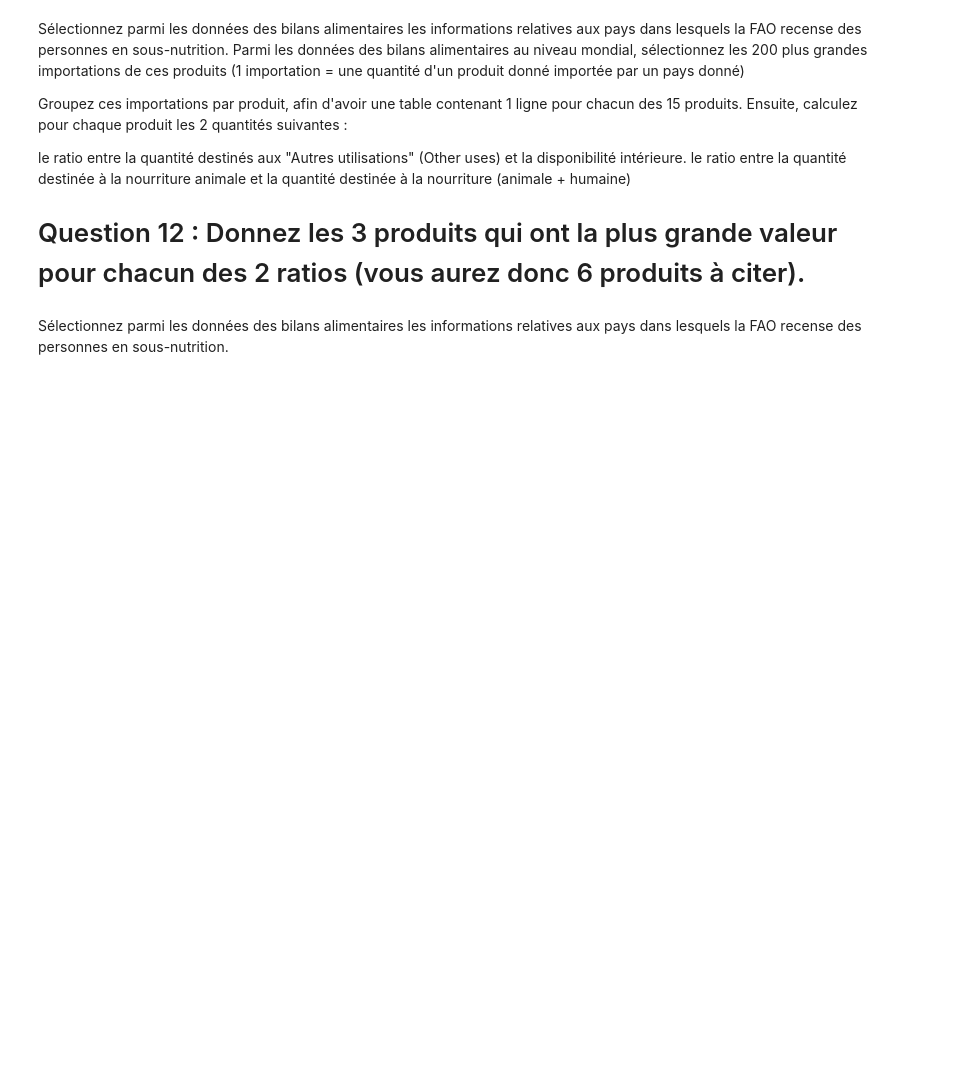
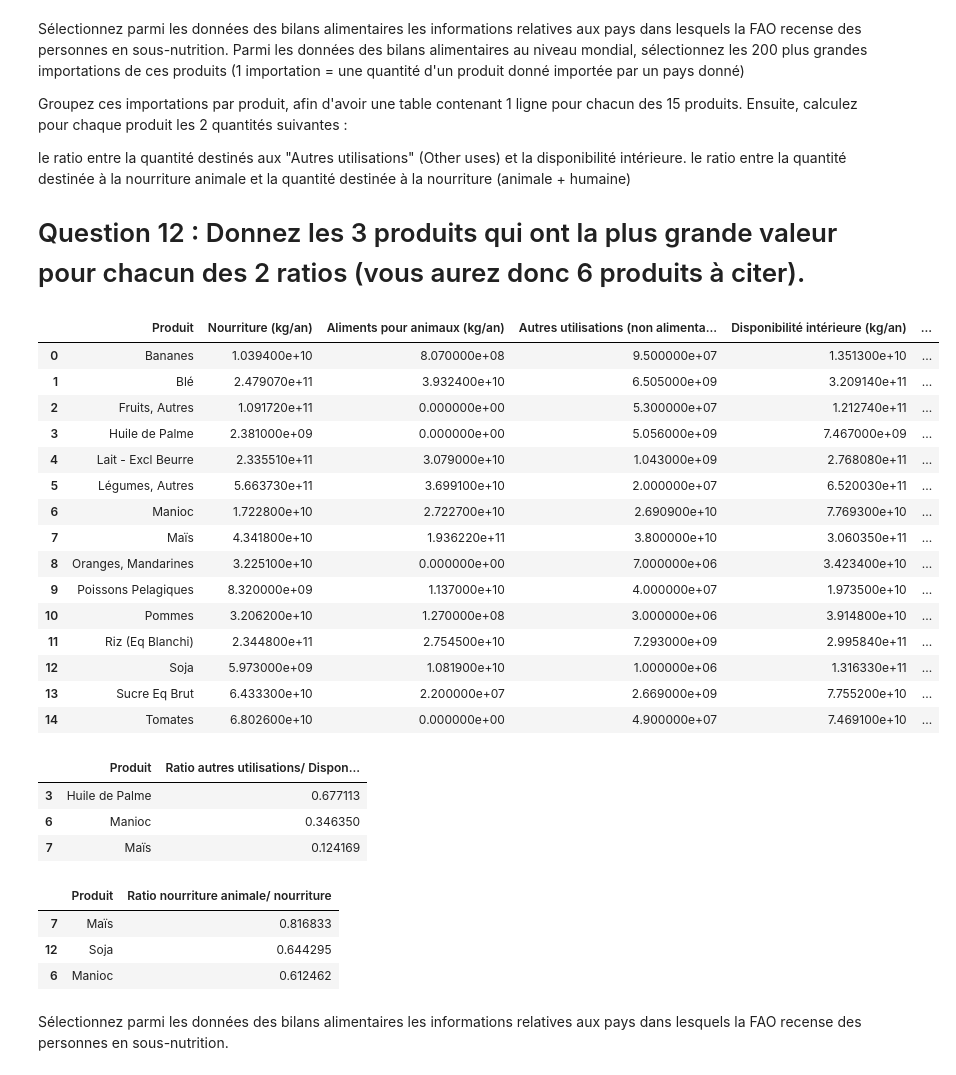
Before and after one commit to boublenza/Formation_OC, a Jupyter notebook: Projet3.ipynb, the cells around one changed output. Cells and saved outputs as stored; diff of their text form; code cells hidden in the pictures; blank space fills up the shorter version.

```diff
--- a/Projet3.ipynb
+++ b/Projet3.ipynb
@@ -531,0 +626,3 @@ df_type_cereal[['Code Produit', 'Produit']]
+# %%
+type_cereal = df_cereales['Produit'].unique()
+type_cereal
@@ -532,6 +632,10 @@ df_type_cereal[['Code Produit', 'Produit']]
 # %% [markdown]
 <b> b. Rajout de la colonne "is_cereal"de type booléen pour distinguer les céréales des autres produits </b>
+# %%
+df_prinicpale['is_cereal'] = df_prinicpale['Produit'].isin(type_cereal)
 # %%
-type_cereal = df_type_cereal["Produit"].tolist()
-df_prinicpale['is_cereal'] = df_prinicpale['Produit'].apply(lambda x:True if x in type_cereal else False)
+# Ou bien
+# df_type_cereal = df_cereales.drop_duplicates(subset = ['Code Produit', 'Produit'])
+# type_cereal = df_type_cereal["Produit"].tolist()
+# df_prinicpale['is_cereal'] = df_prinicpale['Produit'].apply(lambda x:True if x in type_cereal else False)
 # %%
@@ -580,6 +668,64 @@ Groupez ces importations par produit, afin d'avoir une table contenant 1 ligne p
 le ratio entre la quantité destinés aux "Autres utilisations" (Other uses) et la disponibilité intérieure.
 le ratio entre la quantité destinée à la nourriture animale et la quantité destinée à la nourriture (animale + humaine)
  # Question 12 : Donnez les 3 produits qui ont la plus grande valeur pour chacun des 2 ratios (vous aurez donc 6 produits à citer).
+# %%
+# bis
+liste_code_pays_sous_alimentation = df_sous_alimentation2013[~df_sous_alimentation2013['Valeur'].isin([0,np.NaN])]['Code zone'].unique()
+df_bis3 = df_prinicpale[df_prinicpale['Code zone'].isin(liste_code_pays_sous_alimentation)]
+
+m2 = df_bis3.groupby('Produit').sum().reset_index().sort_values(by='Exportations - Quantité (kg/an)', ascending=False)[:15]['Produit']
+df_m2 = df_bis3.loc[df_bis3['Produit'].isin(m2),:]
+df_m2 = df_m2.sort_values(by='Exportations - Quantité (kg/an)', ascending=False)[:200]
+df_m2 = df_m2[['Produit','Nourriture (kg/an)','Aliments pour animaux (kg/an)','Autres utilisations (non alimentaire) (kg/an)','Disponibilité intérieure (kg/an)']]
+
+df_group = df_m2.groupby('Produit').sum().reset_index()
+
+
+df_group['Ratio autres utilisations/ Disponibilité intèrieur'] = \
+df_group['Autres utilisations (non alimentaire) (kg/an)'] / \
+df_group['Disponibilité intérieure (kg/an)']
+
+
+df_group['Ratio nourriture animale/ nourriture'] = \
+df_group['Aliments pour animaux (kg/an)'] / \
+(df_group['Nourriture (kg/an)'] + df_group['Aliments pour animaux (kg/an)'])
+# (df_group['Nourriture (kg/an)','Aliments pour animaux (kg/an)'].sum(axis=1))
+
+# print(df_bis3.shape)
+# print(df_prinicpale.shape)
+# %%
+df_group
+# %% [output]
+|  | Produit | Nourriture (kg/an) | Aliments pour animaux (kg/an) | Autres utilisations (non alimenta... | Disponibilité intérieure (kg/an) | ... |
+| 0 | Bananes | 1.039400e+10 | 8.070000e+08 | 9.500000e+07 | 1.351300e+10 | ... |
+| 1 | Blé | 2.479070e+11 | 3.932400e+10 | 6.505000e+09 | 3.209140e+11 | ... |
+| 2 | Fruits, Autres | 1.091720e+11 | 0.000000e+00 | 5.300000e+07 | 1.212740e+11 | ... |
+| 3 | Huile de Palme | 2.381000e+09 | 0.000000e+00 | 5.056000e+09 | 7.467000e+09 | ... |
+| 4 | Lait - Excl Beurre | 2.335510e+11 | 3.079000e+10 | 1.043000e+09 | 2.768080e+11 | ... |
+| 5 | Légumes, Autres | 5.663730e+11 | 3.699100e+10 | 2.000000e+07 | 6.520030e+11 | ... |
+| 6 | Manioc | 1.722800e+10 | 2.722700e+10 | 2.690900e+10 | 7.769300e+10 | ... |
+| 7 | Maïs | 4.341800e+10 | 1.936220e+11 | 3.800000e+10 | 3.060350e+11 | ... |
+| 8 | Oranges, Mandarines | 3.225100e+10 | 0.000000e+00 | 7.000000e+06 | 3.423400e+10 | ... |
+| 9 | Poissons Pelagiques | 8.320000e+09 | 1.137000e+10 | 4.000000e+07 | 1.973500e+10 | ... |
+| 10 | Pommes | 3.206200e+10 | 1.270000e+08 | 3.000000e+06 | 3.914800e+10 | ... |
+| 11 | Riz (Eq Blanchi) | 2.344800e+11 | 2.754500e+10 | 7.293000e+09 | 2.995840e+11 | ... |
+| 12 | Soja | 5.973000e+09 | 1.081900e+10 | 1.000000e+06 | 1.316330e+11 | ... |
+| 13 | Sucre Eq Brut | 6.433300e+10 | 2.200000e+07 | 2.669000e+09 | 7.755200e+10 | ... |
+| 14 | Tomates | 6.802600e+10 | 0.000000e+00 | 4.900000e+07 | 7.469100e+10 | ... |
+# %%
+df_group.nlargest(3,['Ratio autres utilisations/ Disponibilité intèrieur'],keep='all')[['Produit','Ratio autres utilisations/ Disponibilité intèrieur']]
+# %% [output]
+|  | Produit | Ratio autres utilisations/ Dispon... |
+| 3 | Huile de Palme | 0.677113 |
+| 6 | Manioc | 0.346350 |
+| 7 | Maïs | 0.124169 |
+# %%
+df_group.nlargest(3,['Ratio nourriture animale/ nourriture'],keep='all')[['Produit','Ratio nourriture animale/ nourriture']]
+# %% [output]
+|  | Produit | Ratio nourriture animale/ nourriture |
+| 7 | Maïs | 0.816833 |
+| 12 | Soja | 0.644295 |
+| 6 | Manioc | 0.612462 |
 # %% [markdown]
 Sélectionnez parmi les données des bilans alimentaires les informations relatives aux pays dans lesquels la FAO recense des personnes en sous-nutrition.
 # %% [markdown]
```
Also changed, not shown: parts of 121 cells of this notebook.
